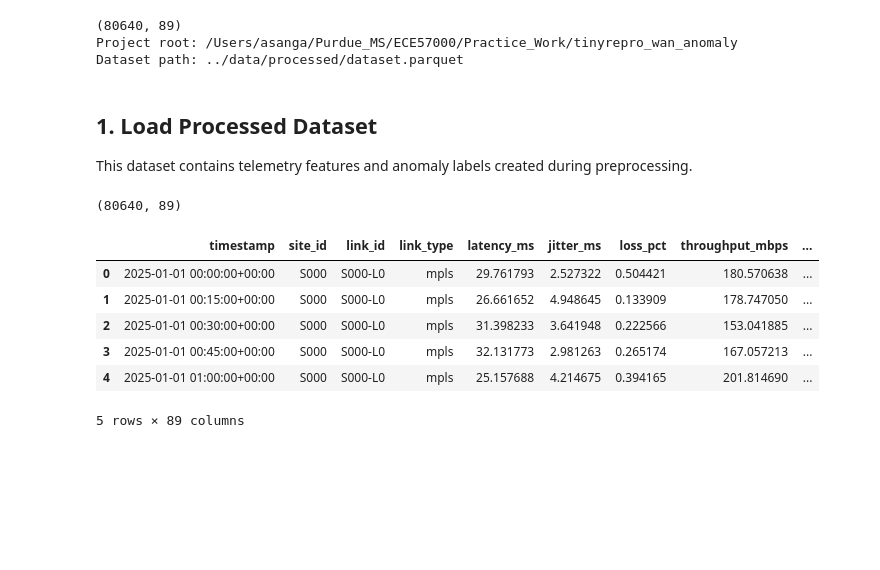
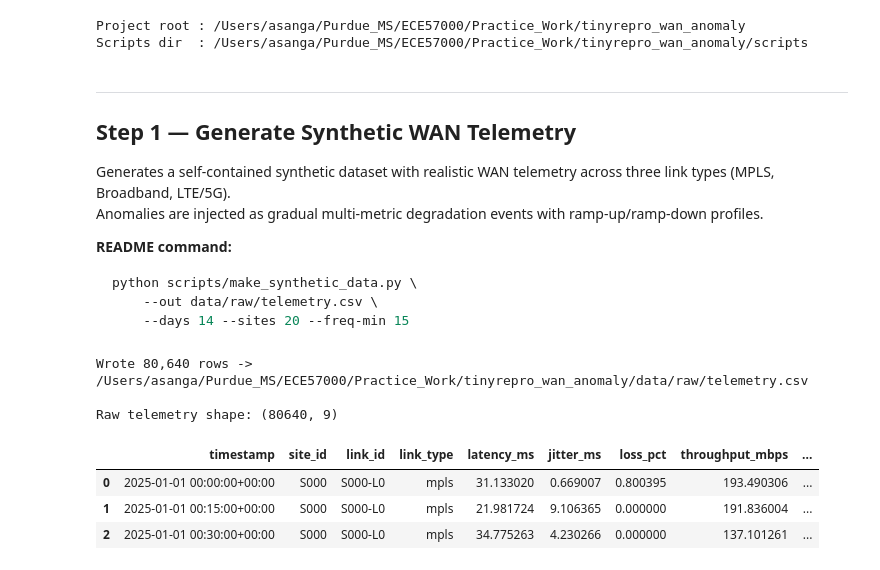
Before and after one commit to asbandara/wan_anomaly_repo, a Jupyter notebook: notebooks/WAN_Anomaly_Detection_Full_Notebook.ipynb, the cells around one changed output. Drawn from its saved outputs; the diff is of its cells as text; code cells hidden in the pictures; blank space fills up the shorter version.

````diff
--- a/notebooks/WAN_Anomaly_Detection_Full_Notebook.ipynb
+++ b/notebooks/WAN_Anomaly_Detection_Full_Notebook.ipynb
@@ -14,48 +17,63 @@ It includes:
 # %%
 import os
 import sys
-sys.path.append("../src")
+import subprocess
 from pathlib import Path
 
 import numpy as np
-import pandas as pd
-df = pd.read_parquet("../data/processed/dataset.parquet")
+#import pandas as pd
+import matplotlib.pyplot as plt
+import matplotlib.image as mpimg
 
-print(df.shape)
-df.head()
+# Run all scripts from the project root
+PROJECT_ROOT = Path("..").resolve()
+SCRIPTS_DIR  = PROJECT_ROOT / "scripts"
+DATA_RAW     = PROJECT_ROOT / "data" / "raw" / "telemetry.csv"
+DATA_PROC    = PROJECT_ROOT / "data" / "processed" / "dataset.parquet"
+ARTIFACTS    = PROJECT_ROOT / "artifacts"
+MODELS_DIR   = ARTIFACTS / "models"
+PLOTS_DIR    = ARTIFACTS / "plots"
 
-import matplotlib.pyplot as plt
+sys.path.insert(0, str(PROJECT_ROOT / "src"))
 
-# Add project source folder to Python path
-sys.path.append('../src')
-
-PROJECT_ROOT = Path('..')
-DATA_PATH = PROJECT_ROOT / 'data' / 'processed' / 'dataset.parquet'
-ARTIFACTS_DIR = PROJECT_ROOT / 'artifacts'
-MODELS_DIR = ARTIFACTS_DIR / 'models'
-PLOTS_DIR = ARTIFACTS_DIR / 'plots'
-
-print('Project root:', PROJECT_ROOT.resolve())
-print('Dataset path:', DATA_PATH)
+print("Project root :", PROJECT_ROOT)
+print("Scripts dir  :", SCRIPTS_DIR)
 # %% [output]
-(80640, 89)
-Project root: /Users/asanga/Purdue_MS/ECE57000/Practice_Work/tinyrepro_wan_anomaly
-Dataset path: ../data/processed/dataset.parquet
+Project root : /Users/asanga/Purdue_MS/ECE57000/Practice_Work/tinyrepro_wan_anomaly
+Scripts dir  : /Users/asanga/Purdue_MS/ECE57000/Practice_Work/tinyrepro_wan_anomaly/scripts
 # %% [markdown]
-## 1. Load Processed Dataset
+---
+## Step 1 — Generate Synthetic WAN Telemetry
 
-This dataset contains telemetry features and anomaly labels created during preprocessing.
+Generates a self-contained synthetic dataset with realistic WAN telemetry across three link types (MPLS, Broadband, LTE/5G).
+Anomalies are injected as gradual multi-metric degradation events with ramp-up/ramp-down profiles.
+
+**README command:**
+```bash
+python scripts/make_synthetic_data.py \
+    --out data/raw/telemetry.csv \
+    --days 14 --sites 20 --freq-min 15
+```
 # %%
-df = pd.read_parquet(DATA_PATH)
-print(df.shape)
-df.head()
+result = subprocess.run(
+    [sys.executable, str(SCRIPTS_DIR / "make_synthetic_data.py"),
+     "--out", str(DATA_RAW),
+     "--days", "14", "--sites", "20", "--freq-min", "15"],
+    capture_output=True, text=True, cwd=PROJECT_ROOT
+)
+print(result.stdout)
+if result.returncode != 0:
+    print("STDERR:", result.stderr)
+
+raw_df = pd.read_csv(DATA_RAW)
+print(f"Raw telemetry shape: {raw_df.shape}")
+raw_df.head(3)
 # %% [output]
-(80640, 89)
+Wrote 80,640 rows -> /Users/asanga/Purdue_MS/ECE57000/Practice_Work/tinyrepro_wan_anomaly/data/raw/telemetry.csv
+
+Raw telemetry shape: (80640, 9)
 |  | timestamp | site_id | link_id | link_type | latency_ms | jitter_ms | loss_pct | throughput_mbps | ... |
-| 0 | 2025-01-01 00:00:00+00:00 | S000 | S000-L0 | mpls | 29.761793 | 2.527322 | 0.504421 | 180.570638 | ... |
-| 1 | 2025-01-01 00:15:00+00:00 | S000 | S000-L0 | mpls | 26.661652 | 4.948645 | 0.133909 | 178.747050 | ... |
-| 2 | 2025-01-01 00:30:00+00:00 | S000 | S000-L0 | mpls | 31.398233 | 3.641948 | 0.222566 | 153.041885 | ... |
-| 3 | 2025-01-01 00:45:00+00:00 | S000 | S000-L0 | mpls | 32.131773 | 2.981263 | 0.265174 | 167.057213 | ... |
-| 4 | 2025-01-01 01:00:00+00:00 | S000 | S000-L0 | mpls | 25.157688 | 4.214675 | 0.394165 | 201.814690 | ... |
+| 0 | 2025-01-01 00:00:00+00:00 | S000 | S000-L0 | mpls | 31.133020 | 0.669007 | 0.800395 | 193.490306 | ... |
+| 1 | 2025-01-01 00:15:00+00:00 | S000 | S000-L0 | mpls | 21.981724 | 9.106365 | 0.000000 | 191.836004 | ... |
+| 2 | 2025-01-01 00:30:00+00:00 | S000 | S000-L0 | mpls | 34.775263 | 4.230266 | 0.000000 | 137.101261 | ... |
-5 rows × 89 columns
 # %% [markdown]
````
Also changed, not shown: parts of 29 cells of this notebook, 35 other files.
